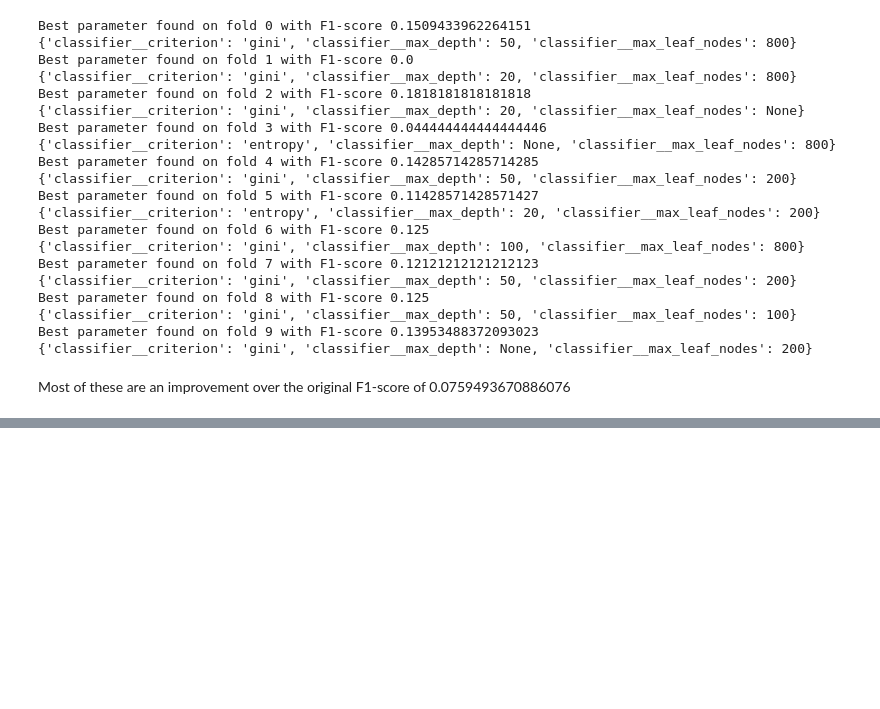
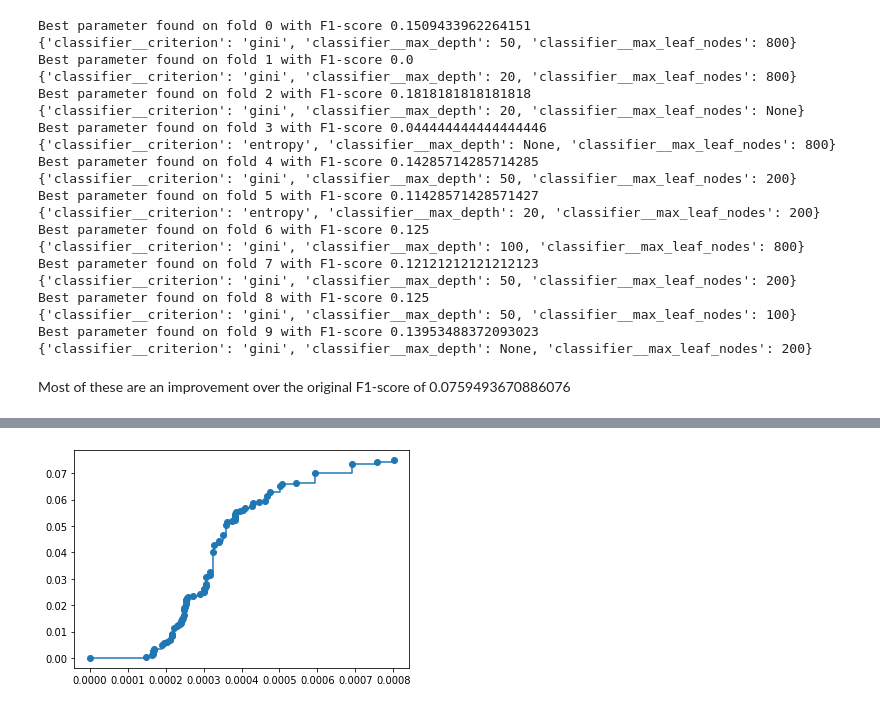
Before and after one commit to watemerald/ml-exploration, a Jupyter notebook: notebooks/3. Tree-Based Models.ipynb, the cells around one changed output, grey strips where cells are left out. Saved outputs shown, nothing was run; the diff lists cells and outputs as text; code cells hidden in the pictures; blank space fills up the shorter version.

```diff
--- a/notebooks/3. Tree-Based Models.ipynb
+++ b/notebooks/3. Tree-Based Models.ipynb
@@ -353,0 +379,6 @@ Most of these are an improvement over the original F1-score of 0.075949367088607
+# %%
+_ = plt.plot(
+    path.ccp_alphas[:-1], path.impurities[:-1], marker="o", drawstyle="steps-post"
+)
+# %% [output]
+[figure, added]
```
Also changed, not shown: parts of 9 cells of this notebook.
